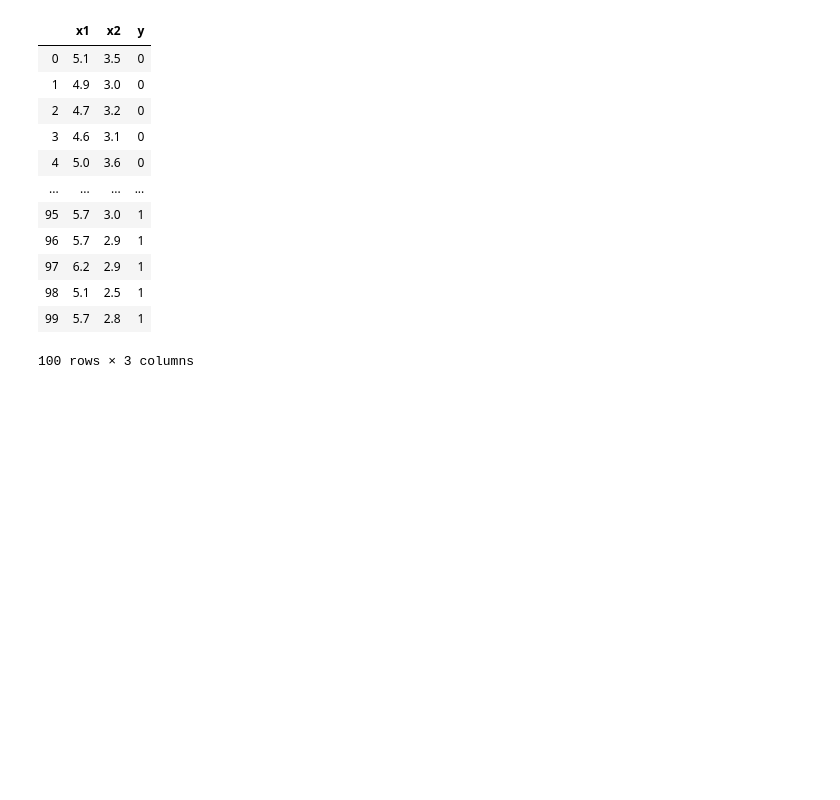
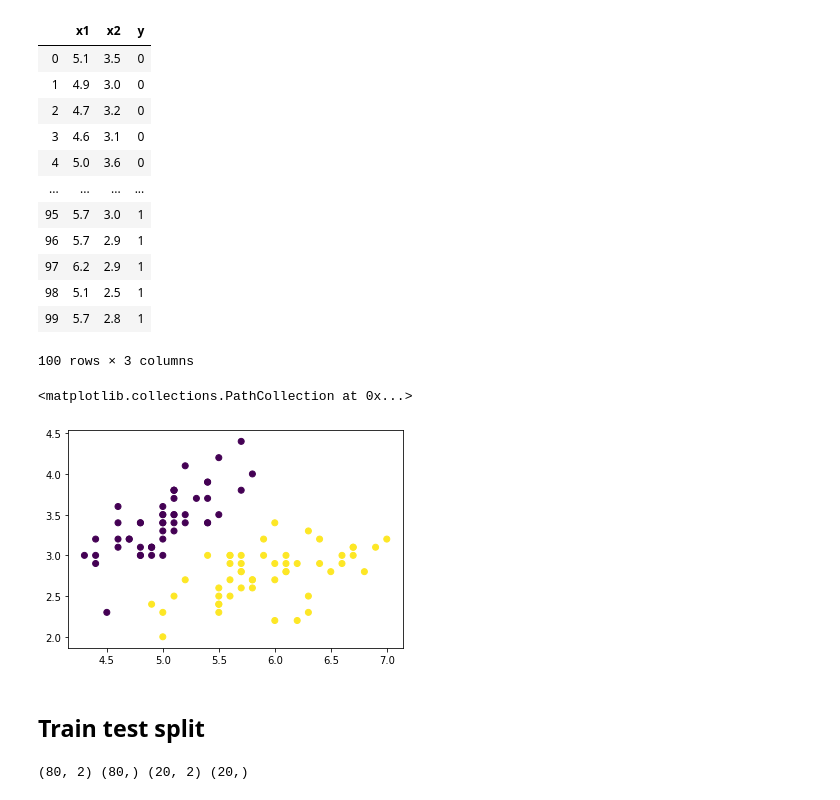
Before and after one commit to Maxtoq/Classification-with-Discriminative-and-Generative-models, a Jupyter notebook: Classification-with-Discriminative-and-Generative-models.ipynb, the cells around one changed output. Cells and saved outputs as stored; diff of their text form; code cells hidden in the pictures; blank space fills up the shorter version.

```diff
--- a/Classification-with-Discriminative-and-Generative-models.ipynb
+++ b/Classification-with-Discriminative-and-Generative-models.ipynb
@@ -23,3 +23,20 @@ df
 | 98 | 5.1 | 2.5 | 1 |
 | 99 | 5.7 | 2.8 | 1 |
 100 rows × 3 columns
+# %%
+plt.scatter(df['x1'], df['x2'], c=df['y'])
+# %% [output]
+<matplotlib.collections.PathCollection at 0x...>
+[figure, added]
+# %% [markdown]
+## Train test split
+# %%
+# Shuffle data set
+df = df.sample(frac=1)
+
+train, test = df.values[:80], df.values[80:]
+train_X, train_y = df.drop(columns='y').values[:80], df['y'].values[:80]
+test_X, test_y = df.drop(columns='y').values[80:], df['y'].values[80:]
+print(train_X.shape, train_y.shape, test_X.shape, test_y.shape)
+# %% [output]
+(80, 2) (80,) (20, 2) (20,)
```
Also changed, not shown: parts of 4 cells of this notebook.
